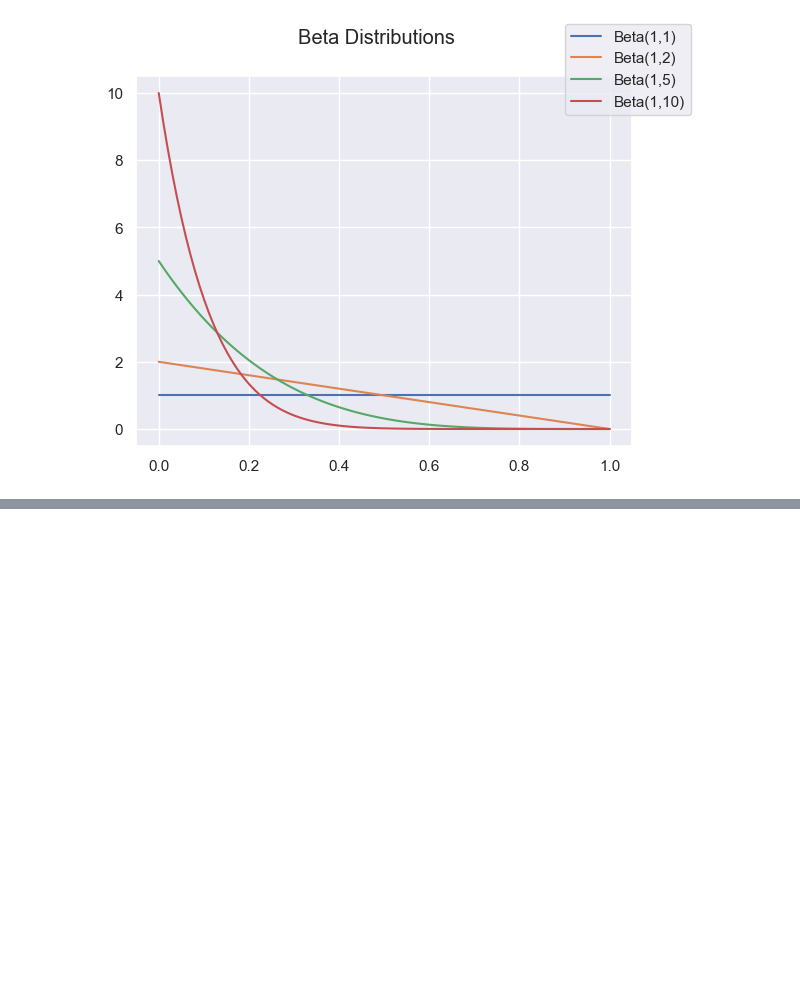
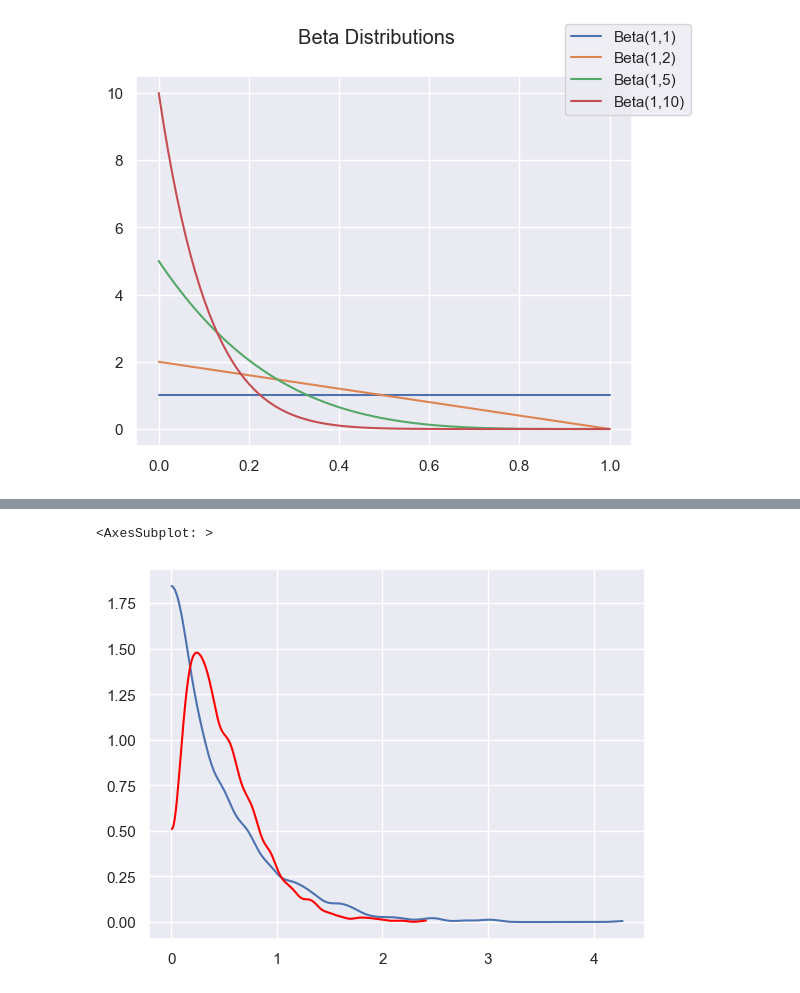
Before and after one commit to btbyrnes/bayesian_notebooks, a Jupyter notebook: Probability Distributions.ipynb, the cells around one changed output, grey strips where cells are left out. Saved outputs shown, nothing was run; the diff lists cells and outputs as text; code cells hidden in the pictures; blank space fills up the shorter version.

```diff
--- a/Probability Distributions.ipynb
+++ b/Probability Distributions.ipynb
@@ -24,0 +36,6 @@ fig.suptitle("Beta Distributions")
+# %%
+pm.plot_dist(pm.draw(pm.Exponential.dist(2), draws=2000))
+pm.plot_dist(pm.draw(pm.Gamma.dist(2,4), draws=2000), color="red")
+# %% [output]
+<AxesSubplot: >
+[figure, added]
```
Also changed, not shown: parts of 2 cells of this notebook, 1 other file.
